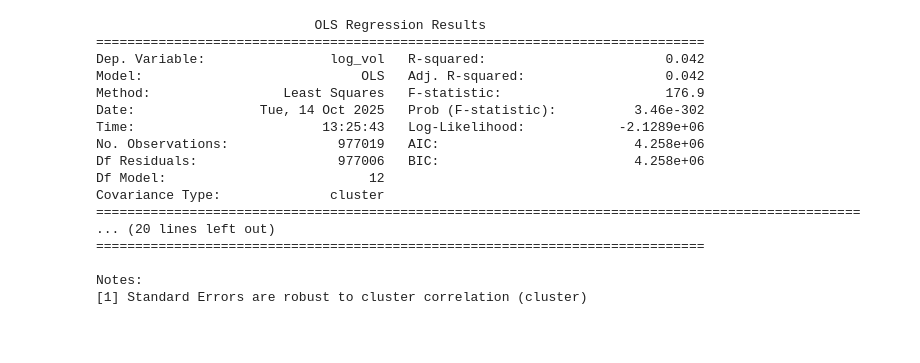
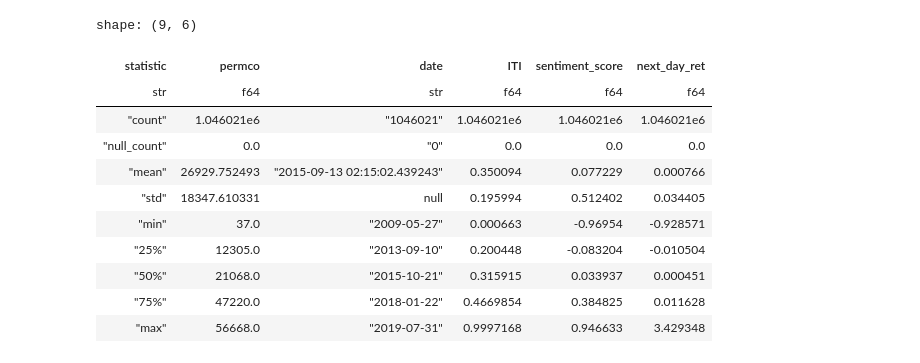
Before and after one commit to Wfiles/iti-8k-analysis, a Jupyter notebook: hypothesis_testing.ipynb, the cells around one changed output. Saved outputs shown, nothing was run; the diff lists cells and outputs as text; code cells hidden in the pictures; blank space fills up the shorter version.

```diff
--- a/hypothesis_testing.ipynb
+++ b/hypothesis_testing.ipynb
@@ -224,26 +96,18 @@ Amélioration du R² : 0.03760529649263167
-# %%
-from patsy import bs
-m_spline = smf.ols("log_vol ~ bs(z_sentiment, df=5) + z_ITI + bs(z_sentiment, df=5):z_ITI + on_rdq", data=df_pd)\
-               .fit(cov_type="cluster", cov_kwds={"groups": df_pd["permco"]})
-print(m_spline.summary())
-# %% [output]
-                            OLS Regression Results
-==============================================================================
-Dep. Variable:                log_vol   R-squared:                       0.042
-Model:                            OLS   Adj. R-squared:                  0.042
-Method:                 Least Squares   F-statistic:                     176.9
-Date:                Tue, 14 Oct 2025   Prob (F-statistic):          3.46e-302
-Time:                        13:25:43   Log-Likelihood:            -2.1289e+06
-No. Observations:              977019   AIC:                         4.258e+06
-Df Residuals:                  977006   BIC:                         4.258e+06
-Df Model:                          12
-Covariance Type:              cluster
-==================================================================================================
-... (20 lines left out)
-==============================================================================
-
-Notes:
-[1] Standard Errors are robust to cluster correlation (cluster)
+# %%
+filter_df.describe()
+# %% [output]
+shape: (9, 6)
+| statistic | permco | date | ITI | sentiment_score | next_day_ret |
+| str | f64 | str | f64 | f64 | f64 |
+| "count" | 1.046021e6 | "1046021" | 1.046021e6 | 1.046021e6 | 1.046021e6 |
+| "null_count" | 0.0 | "0" | 0.0 | 0.0 | 0.0 |
+| "mean" | 26929.752493 | "2015-09-13 02:15:02.439243" | 0.350094 | 0.077229 | 0.000766 |
+| "std" | 18347.610331 | null | 0.195994 | 0.512402 | 0.034405 |
+| "min" | 37.0 | "2009-05-27" | 0.000663 | -0.96954 | -0.928571 |
+| "25%" | 12305.0 | "2013-09-10" | 0.200448 | -0.083204 | -0.010504 |
+| "50%" | 21068.0 | "2015-10-21" | 0.315915 | 0.033937 | 0.000451 |
+| "75%" | 47220.0 | "2018-01-22" | 0.4669854 | 0.384825 | 0.011628 |
+| "max" | 56668.0 | "2019-07-31" | 0.9997168 | 0.946633 | 3.429348 |
 # %%
 import statsmodels.formula.api as smf
 
```
Also changed, not shown: parts of 21 cells of this notebook, 2 other files.
